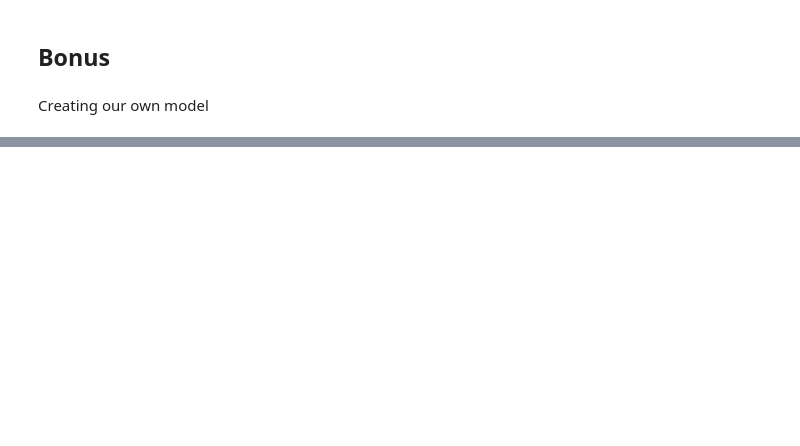
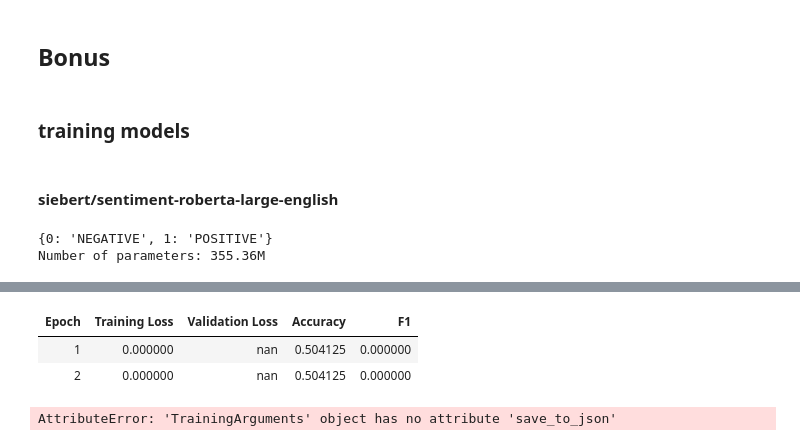
Before and after one commit to saropi99/nlp-project, a Jupyter notebook: 2-assignment/notebook.ipynb, the cells around one changed output, grey strips where cells are left out. Drawn from its saved outputs; the diff is of its cells as text; code cells hidden in the pictures; blank space fills up the shorter version.

```diff
--- a/2-assignment/notebook.ipynb
+++ b/2-assignment/notebook.ipynb
@@ -105,4 +184,64 @@ utils.apply_kaggle_model(AG6019_comment, mapper, x_val, y_val)
 # %% [markdown]
 ## Bonus
-# %% [markdown]
-Creating our own model
+# %% [markdown]
+### training models
+# %% [markdown]
+#### siebert/sentiment-roberta-large-english
+# %%
+
+# https://huggingface.co/siebert/sentiment-roberta-large-english
+
+
+siebert_tokenizer = AutoTokenizer.from_pretrained("siebert/sentiment-roberta-large-english")
+siebert_model = AutoModelForSequenceClassification.from_pretrained("siebert/sentiment-roberta-large-english")
+print(siebert_model.config.id2label)
+
+
+num_parameters = siebert_model.num_parameters() / 1_000_000
+print(f"Number of parameters: {num_parameters:.2f}M")
+
+
+train_encodings = utils.tokenize_data(x_train, siebert_tokenizer)
+val_encodings = utils.tokenize_data(x_val, siebert_tokenizer)
+# %% [output]
+{0: 'NEGATIVE', 1: 'POSITIVE'}
+Number of parameters: 355.36M
+# %%
+train_dataset = CustomDataset(train_encodings, y_train)
+val_dataset = CustomDataset(val_encodings, y_val)
+
+
+training_args = TrainingArguments(
+    output_dir="./siebert_results",
+    num_train_epochs=2,
+    per_device_train_batch_size=8,
+    per_device_eval_batch_size=16,
+    eval_strategy="epoch",
+    logging_dir="./siebert_logs",
+    learning_rate=2e-5,
+    weight_decay=0.01,
+)
+
+
+def compute_metrics(p):
+    preds = np.argmax(p.predictions, axis=1)
+    return {
+        "accuracy": accuracy_score(p.label_ids, preds),
+        "f1": f1_score(p.label_ids, preds),
+    }
+
+trainer = Trainer(
+    model=siebert_model,
+    args=training_args,
+    train_dataset=train_dataset,
+    eval_dataset=val_dataset,
+    compute_metrics=compute_metrics,
+)
+
+trainer.train()
+
+# Save the model
+trainer.save_model("siebert_model")
+# Save the tokenizer
+siebert_tokenizer.save_pretrained("siebert_model")
+# %% [output]
@@ -108,0 +249,4 @@ Creating our own model
+| Epoch | Training Loss | Validation Loss | Accuracy | F1 |
+| 1 | 0.000000 | nan | 0.504125 | 0.000000 |
+| 2 | 0.000000 | nan | 0.504125 | 0.000000 |
+AttributeError: 'TrainingArguments' object has no attribute 'save_to_json'
```
Also changed, not shown: parts of 20 cells of this notebook, 9 other files.
